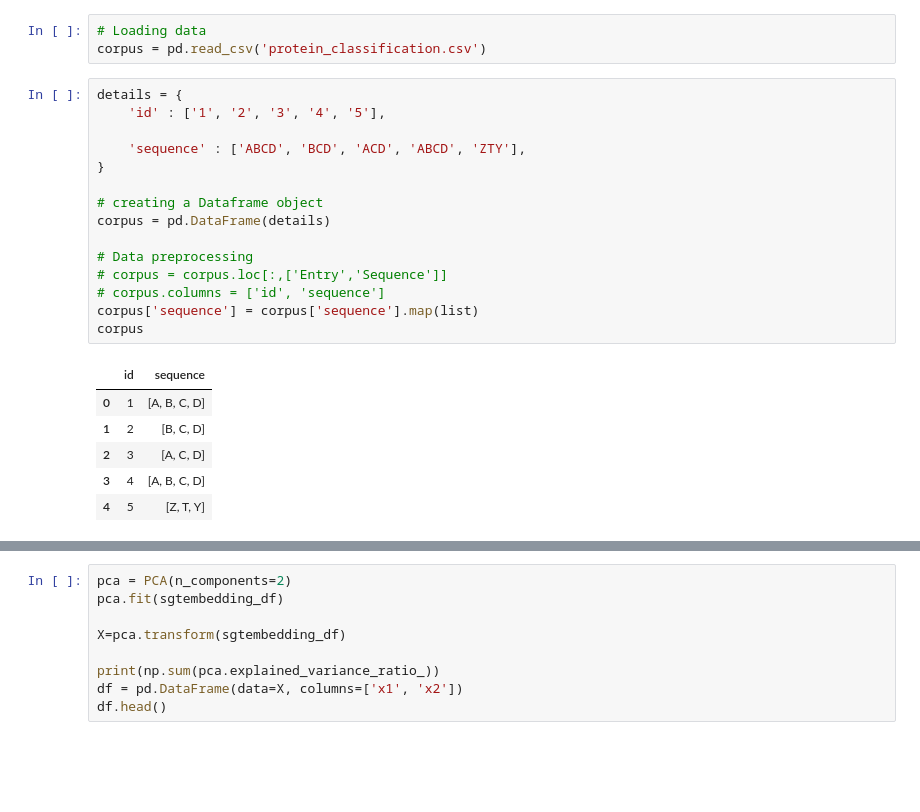
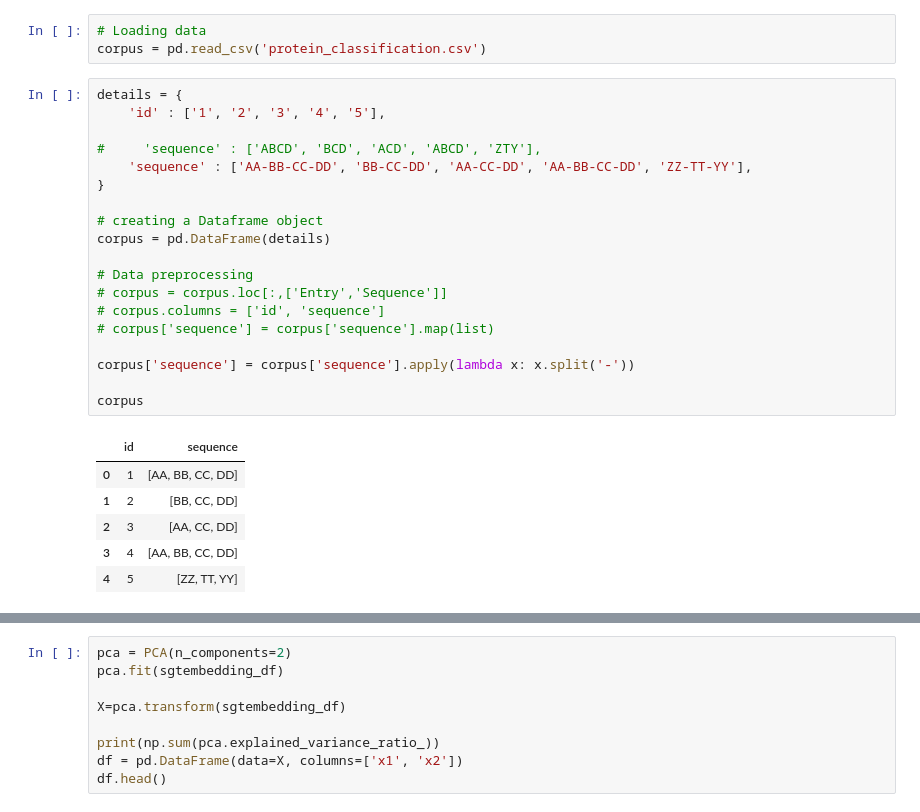
Before and after one commit to mmasu012/lognum, a Jupyter notebook: properties_username/test_sgt_kmeans.ipynb, the cells around one changed output, grey strips where cells are left out. Saved outputs shown, nothing was run; the diff lists cells and outputs as text; blank space fills up the shorter version.

```diff
--- a/properties_username/test_sgt_kmeans.ipynb
+++ b/properties_username/test_sgt_kmeans.ipynb
@@ -14,25 +14,29 @@ corpus = pd.read_csv('protein_classification.csv')
 # %%
 details = {
     'id' : ['1', '2', '3', '4', '5'],
 
-    'sequence' : ['ABCD', 'BCD', 'ACD', 'ABCD', 'ZTY'],
+#     'sequence' : ['ABCD', 'BCD', 'ACD', 'ABCD', 'ZTY'],
+    'sequence' : ['AA-BB-CC-DD', 'BB-CC-DD', 'AA-CC-DD', 'AA-BB-CC-DD', 'ZZ-TT-YY'],
 }
 
 # creating a Dataframe object
 corpus = pd.DataFrame(details)
 
 # Data preprocessing
 # corpus = corpus.loc[:,['Entry','Sequence']]
 # corpus.columns = ['id', 'sequence']
-corpus['sequence'] = corpus['sequence'].map(list)
+# corpus['sequence'] = corpus['sequence'].map(list)
+
+corpus['sequence'] = corpus['sequence'].apply(lambda x: x.split('-'))
+
 corpus
 # %% [output]
 |  | id | sequence |
-| 0 | 1 | [A, B, C, D] |
-| 1 | 2 | [B, C, D] |
-| 2 | 3 | [A, C, D] |
-| 3 | 4 | [A, B, C, D] |
-| 4 | 5 | [Z, T, Y] |
+| 0 | 1 | [AA, BB, CC, DD] |
+| 1 | 2 | [BB, CC, DD] |
+| 2 | 3 | [AA, CC, DD] |
+| 3 | 4 | [AA, BB, CC, DD] |
+| 4 | 5 | [ZZ, TT, YY] |
 # %%
 pip install pandarallel
 # %% [output]
```
Also changed, not shown: parts of 7 cells of this notebook, 20 other files.
